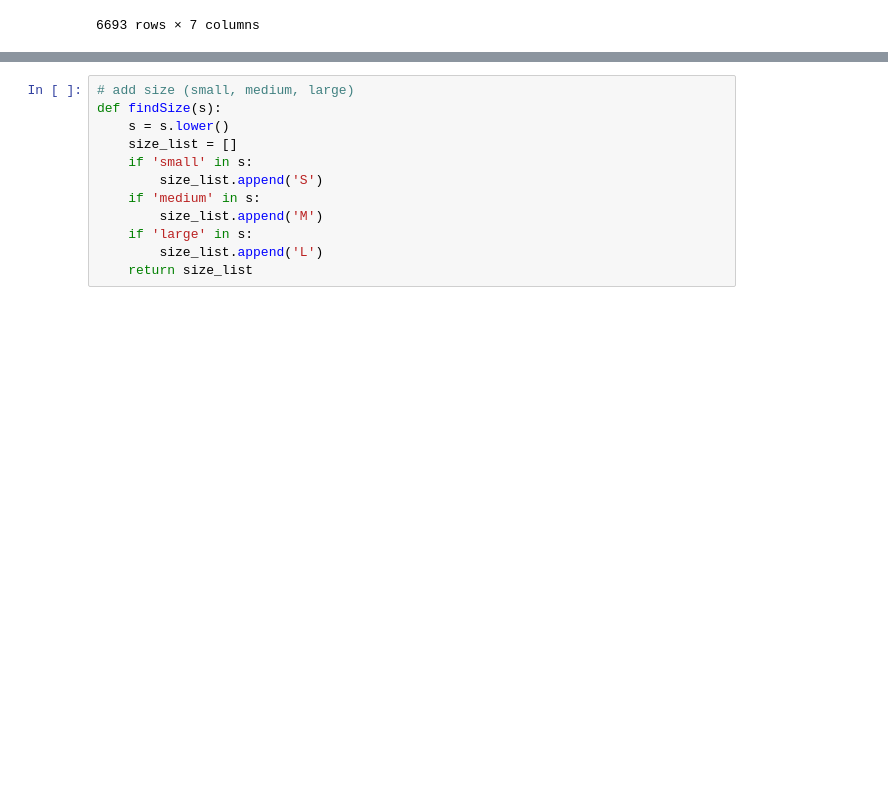
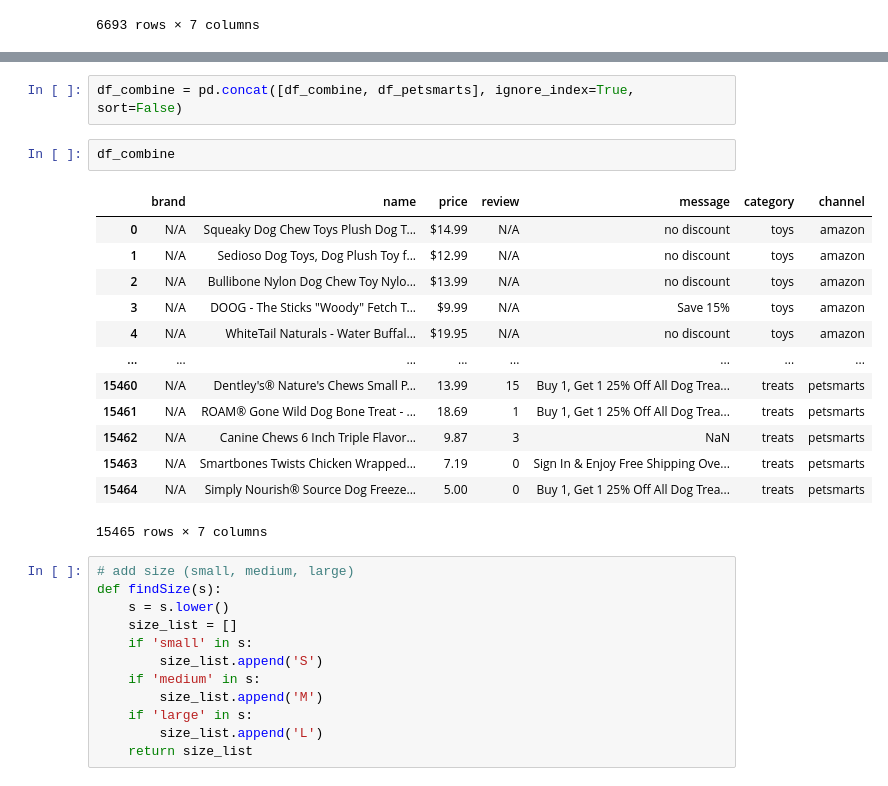
Before and after one commit to Xiaoton3/ShoPETfy, a Jupyter notebook: data/clean/data_clean.ipynb, the cells around one changed output, grey strips where cells are left out. Saved outputs shown, nothing was run; the diff lists cells and outputs as text; blank space fills up the shorter version.

```diff
--- a/data/clean/data_clean.ipynb
+++ b/data/clean/data_clean.ipynb
@@ -179,3 +216,21 @@ Index(['brand', 'name', 'price', 'review', 'discount', 'category', 'channel'], d
+# %%
+df_combine = pd.concat([df_combine, df_petsmarts], ignore_index=True, sort=False)
+# %%
+df_combine
+# %% [output]
+|  | brand | name | price | review | message | category | channel |
+| 0 | N/A | Squeaky Dog Chew Toys Plush Dog T... | $14.99 | N/A | no discount | toys | amazon |
+| 1 | N/A | Sedioso Dog Toys, Dog Plush Toy f... | $12.99 | N/A | no discount | toys | amazon |
+| 2 | N/A | Bullibone Nylon Dog Chew Toy Nylo... | $13.99 | N/A | no discount | toys | amazon |
+| 3 | N/A | DOOG - The Sticks "Woody" Fetch T... | $9.99 | N/A | Save 15% | toys | amazon |
+| 4 | N/A | WhiteTail Naturals - Water Buffal... | $19.95 | N/A | no discount | toys | amazon |
+| ... | ... | ... | ... | ... | ... | ... | ... |
+| 15460 | N/A | Dentley's® Nature's Chews Small P... | 13.99 | 15 | Buy 1, Get 1 25% Off All Dog Trea... | treats | petsmarts |
+| 15461 | N/A | ROAM® Gone Wild Dog Bone Treat - ... | 18.69 | 1 | Buy 1, Get 1 25% Off All Dog Trea... | treats | petsmarts |
+| 15462 | N/A | Canine Chews 6 Inch Triple Flavor... | 9.87 | 3 | NaN | treats | petsmarts |
+| 15463 | N/A | Smartbones Twists Chicken Wrapped... | 7.19 | 0 | Sign In & Enjoy Free Shipping Ove... | treats | petsmarts |
+| 15464 | N/A | Simply Nourish® Source Dog Freeze... | 5.00 | 0 | Buy 1, Get 1 25% Off All Dog Trea... | treats | petsmarts |
+15465 rows × 7 columns
 # %%
 # add size (small, medium, large)
 def findSize(s):
```
Also changed, not shown: parts of 12 cells of this notebook, 3 other files.
